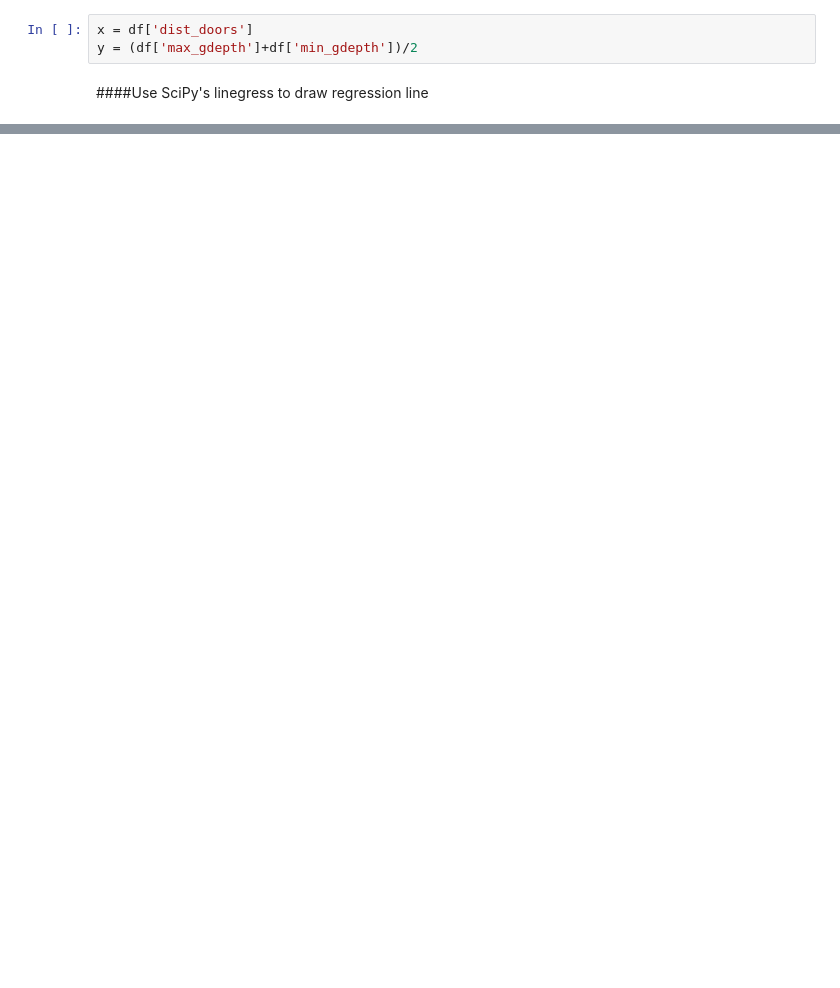
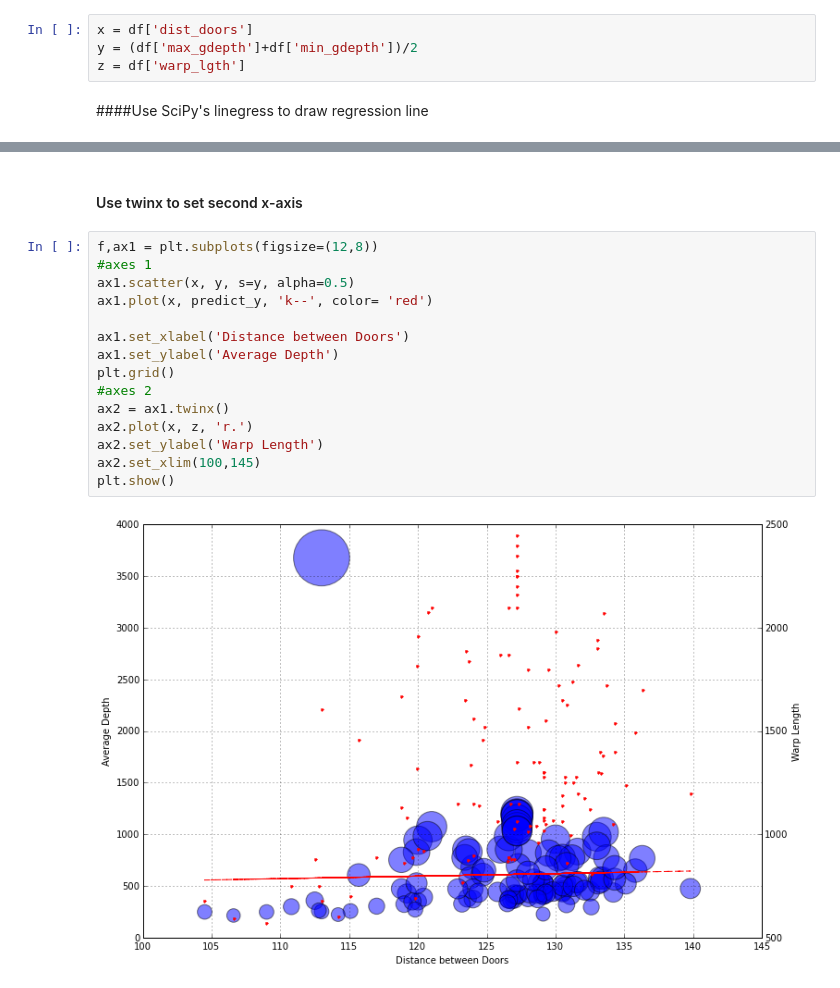
Before and after one commit to paulvija/Python-for-GIS-Mapping, a Jupyter notebook: Plot shapefile data on to a scatter plot using PySAL & Pandas.ipynb, the cells around one changed output, grey strips where cells are left out. Saved outputs shown, nothing was run; the diff lists cells and outputs as text; blank space fills up the shorter version.

Commit message:
added plot with twinx

```diff
--- a/Plot shapefile data on to a scatter plot using PySAL & Pandas.ipynb
+++ b/Plot shapefile data on to a scatter plot using PySAL & Pandas.ipynb
@@ -22,6 +22,7 @@ df = pd.DataFrame(data_dict)
 # %%
 x = df['dist_doors']
 y = (df['max_gdepth']+df['min_gdepth'])/2
+z = df['warp_lgth']
 # %% [markdown]
 ####Use SciPy's linegress to draw regression line
 # %%
@@ -41,3 +45,22 @@ plt.ylabel('Average Depth')
 plt.show()
 # %% [output]
 [figure]
+# %% [markdown]
+#### Use twinx to set second x-axis
+# %%
+f,ax1 = plt.subplots(figsize=(12,8))
+#axes 1
+ax1.scatter(x, y, s=y, alpha=0.5)
+ax1.plot(x, predict_y, 'k--', color= 'red')
+
+ax1.set_xlabel('Distance between Doors')
+ax1.set_ylabel('Average Depth')
+plt.grid()
+#axes 2
+ax2 = ax1.twinx()
+ax2.plot(x, z, 'r.')
+ax2.set_ylabel('Warp Length')
+ax2.set_xlim(100,145)
+plt.show()
+# %% [output]
+[figure, added]
```
Also changed, not shown: parts of 3 cells of this notebook.
